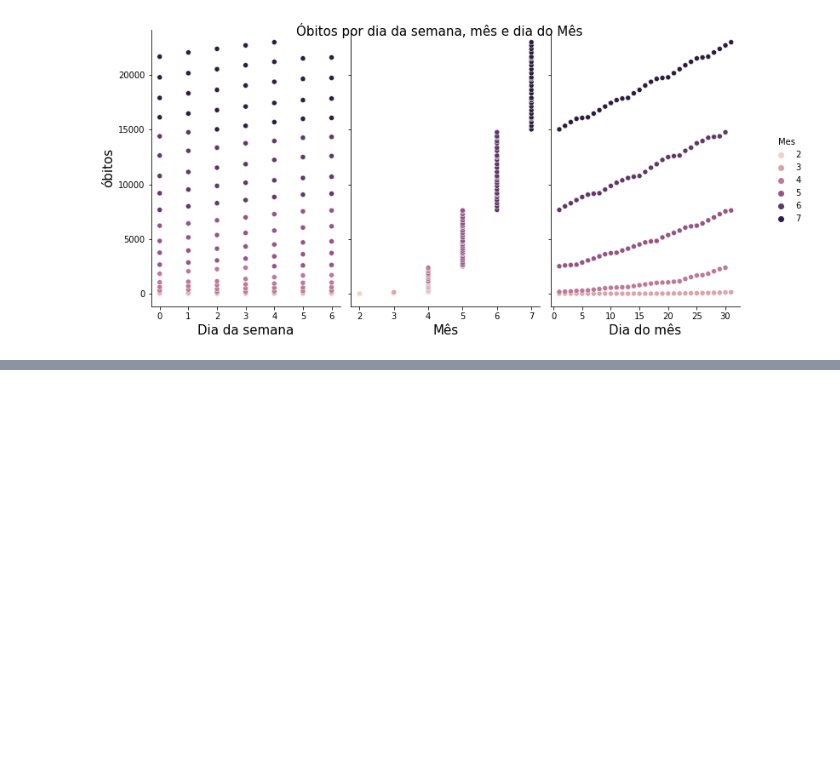
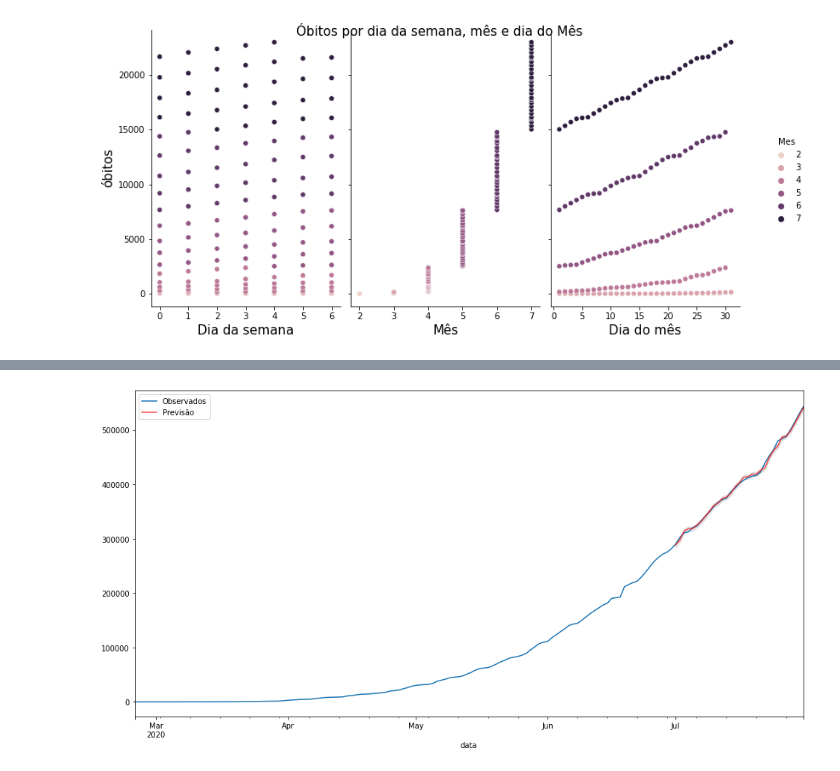
Before and after one commit to Pedro-Dellazzari/covid_19-time-series, a Jupyter notebook: main.ipynb, the cells around one changed output, grey strips where cells are left out. Cells and saved outputs as stored; diff of their text form; code cells hidden in the pictures; blank space fills up the shorter version.

```diff
--- a/main.ipynb
+++ b/main.ipynb
@@ -375,0 +608,15 @@ plt.show()
+# %%
+#Pegando as predições de julho de 2020
+pred = results.get_prediction(start=pd.to_datetime('2020-07-01'), dynamic=False)
+
+#Pegando o intervalo de confiança
+pred_ic = pred.conf_int()
+# %%
+#Plotando o gráfico com os dados de teste e treino
+ax = y['2020':].plot(label="Observados")
+pred.predicted_mean.plot(ax=ax, label="Previsão",color='r',alpha=0.7, figsize=(16,8))
+ax.fill_between(pred_ic.index, pred_ic.iloc[:,0], pred_ic.iloc[:,1], color='k', alpha=0.1)
+plt.legend()
+plt.show()
+# %% [output]
+[figure, added]
```
Also changed, not shown: parts of 27 cells of this notebook.
